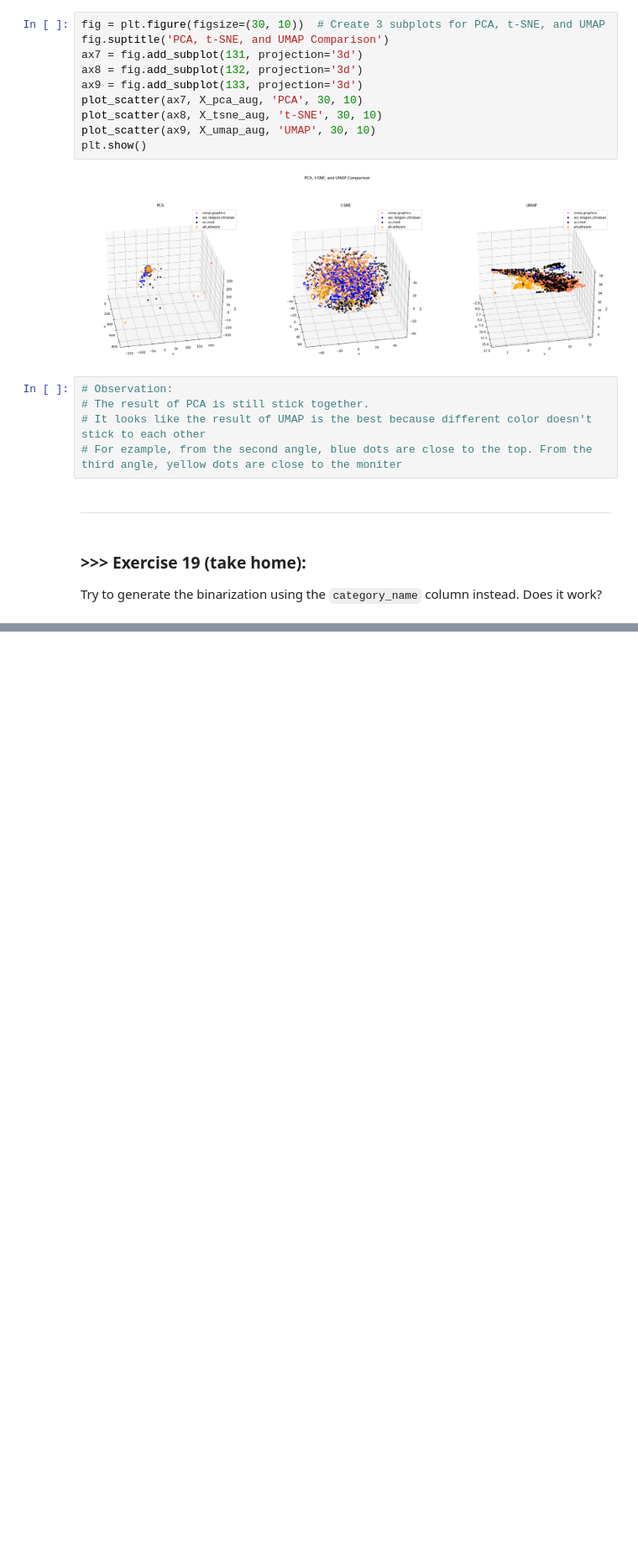
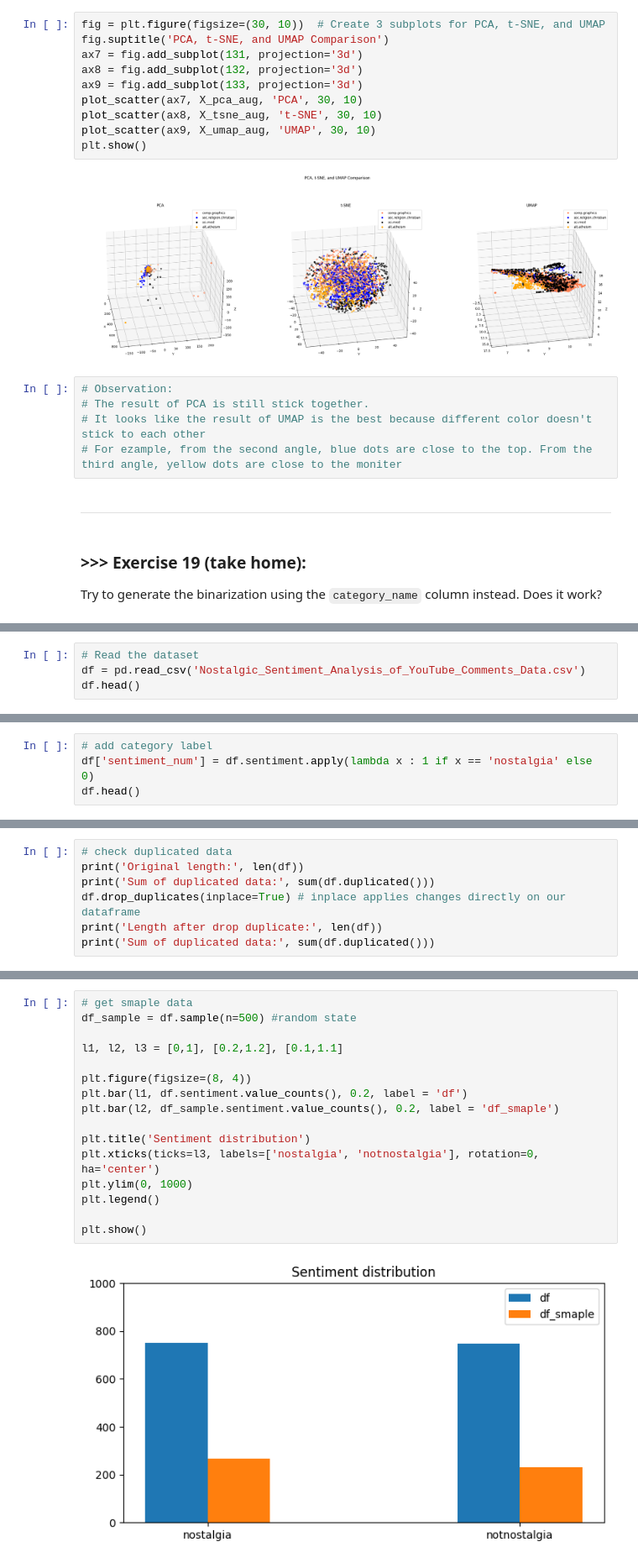
Before and after one commit to Big-problem/DM2024-Lab1-Homework, a Jupyter notebook: DM2024-Lab1-Homework.ipynb, the cells around one changed output, grey strips where cells are left out. Shown at 84% size. Cells and saved outputs as stored; diff of their text form; blank space fills up the shorter version.

```diff
--- a/DM2024-Lab1-Homework.ipynb
+++ b/DM2024-Lab1-Homework.ipynb
@@ -636,0 +643,4 @@ X[:8]
+# %%
+# Read the dataset
+df = pd.read_csv('Nostalgic_Sentiment_Analysis_of_YouTube_Comments_Data.csv')
+df.head()
@@ -636,0 +654,4 @@ X[:8]
+# %%
+# add category label
+df['sentiment_num'] = df.sentiment.apply(lambda x : 1 if x == 'nostalgia' else 0)
+df.head()
@@ -636,0 +693,7 @@ X[:8]
+# %%
+# check duplicated data
+print('Original length:', len(df))
+print('Sum of duplicated data:', sum(df.duplicated()))
+df.drop_duplicates(inplace=True) # inplace applies changes directly on our dataframe
+print('Length after drop duplicate:', len(df))
+print('Sum of duplicated data:', sum(df.duplicated()))
@@ -636,0 +713,18 @@ X[:8]
+# %%
+# get smaple data
+df_sample = df.sample(n=500) #random state
+
+l1, l2, l3 = [0,1], [0.2,1.2], [0.1,1.1]
+
+plt.figure(figsize=(8, 4))
+plt.bar(l1, df.sentiment.value_counts(), 0.2, label = 'df')
+plt.bar(l2, df_sample.sentiment.value_counts(), 0.2, label = 'df_smaple')
+
+plt.title('Sentiment distribution')
+plt.xticks(ticks=l3, labels=['nostalgia', 'notnostalgia'], rotation=0, ha='center')
+plt.ylim(0, 1000)
+plt.legend()
+
+plt.show()
+# %% [output]
+[figure, added]
```
Also changed, not shown: parts of 15 cells of this notebook.
